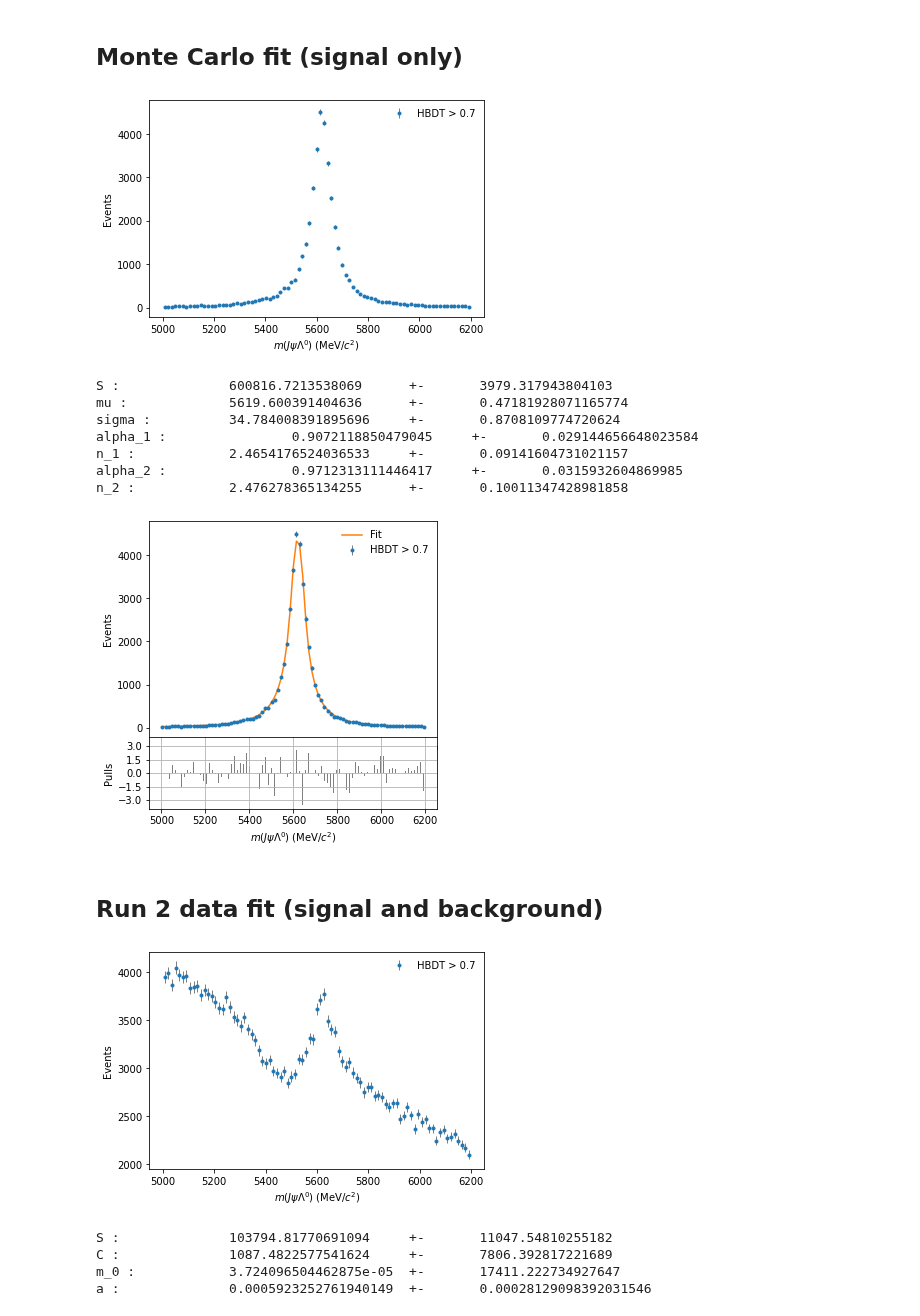
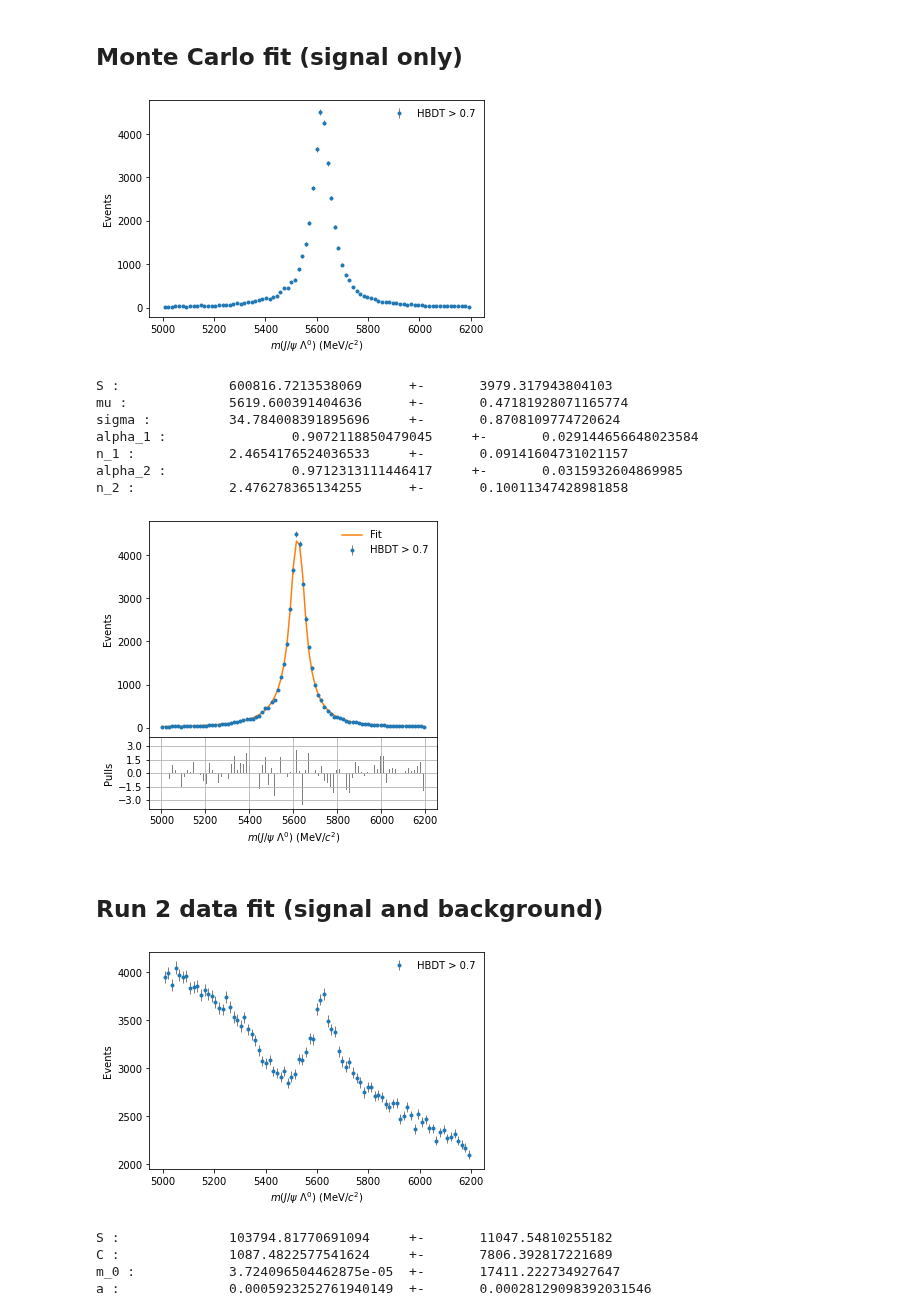
Before and after one commit to alatios/lb2jpsil_classifier-studies, a Jupyter notebook: 20_HBDT/24_threshold_optimization.ipynb, the cells around one changed output. Drawn from its saved outputs; the diff is of its cells as text; code cells hidden in the pictures.

```diff
--- a/20_HBDT/24_threshold_optimization.ipynb
+++ b/20_HBDT/24_threshold_optimization.ipynb
@@ -566,32 +566,32 @@ MC_bin_midpoints = (MC_bins[1:] + MC_bins[:-1]) / 2
 # %%
 basic_filename = 'lambdab_after_soft_errorbar'
 plot_filename = 'MC_' + basic_filename
 
 plt.errorbar(x=MC_bin_midpoints,
              y=MC_events,
              yerr=np.sqrt(MC_events),
              linestyle='',
              marker='.',
              color='tab:blue', ecolor='k',
              elinewidth=0.5,
              label=soft_threshold_label)
 
 if show_grid:
     plt.grid()
 
 if show_titles:
     plt.title(inv_mass_variable_title + " distribution" + '\n(Monte Carlo)')
 
-plt.xlabel("$m(J\psi \Lambda^0)$ (MeV/$c^2$)")
+plt.xlabel("$m(J/\psi~\Lambda^0)$ (MeV/$c^2$)")
 plt.ylabel('Events')
 plt.legend(frameon=False)
 
 if save_plots:
     plt.savefig(plot_directory + plot_filename + '.pdf', bbox_inches='tight')
 
 plt.show()
 # %% [output]
-[figure, old version]
+[figure, new version]
 # %%
 MC_param_best, MC_param_covmatrix = optimize.curve_fit(
     f=fit_utils.crystal_ball_double_norm,
@@ -642,7 +642,7 @@ if show_grid:
 if show_titles:
     plt.title(inv_mass_variable_title + " distribution" + '\n(Monte Carlo)')
 
-plt.xlabel("$m(J\psi \Lambda)$ (MeV/$c^2$)")
+plt.xlabel("$m(J/\psi \Lambda)$ (MeV/$c^2$)")
 plt.ylabel('Events')
 plt.legend(frameon=False)
 
@@ -654,7 +654,7 @@ plt.bar(x=MC_bin_midpoints,
         color='tab:gray')
 plt.ylim((-4,4))
 plt.grid()
-plt.xlabel("$m(J\psi \Lambda^0)$ (MeV/$c^2$)")
+plt.xlabel("$m(J/\psi~\Lambda^0)$ (MeV/$c^2$)")
 plt.ylabel("Pulls")
 plt.yticks([-3,-1.5,0,1.5,3])
 
@@ -663,7 +663,7 @@ if save_plots:
 
 plt.show()
 # %% [output]
-[figure, old version]
+[figure, new version]
 # %% [markdown]
 ## Run 2 data fit (signal and background)
 # %%
@@ -696,7 +696,7 @@ if show_grid:
 if show_titles:
     plt.title(inv_mass_variable_title + " distribution" + '\n(Run 2 data)')
 
-plt.xlabel("$m(J\psi \Lambda^0)$ (MeV/$c^2$)")
+plt.xlabel("$m(J/\psi~\Lambda^0)$ (MeV/$c^2$)")
 plt.ylabel('Events')
 plt.legend(frameon=False)
 
@@ -705,7 +705,7 @@ if save_plots:
 
 plt.show()
 # %% [output]
-[figure, old version]
+[figure, new version]
 # %%
 ## This is the complete fit function, sum of:
 ## 1. A crystal_ball_double_norm with fixed parameters (to MC fit results) apart from normalization S.
```
Also changed, not shown: parts of 12 cells of this notebook.
